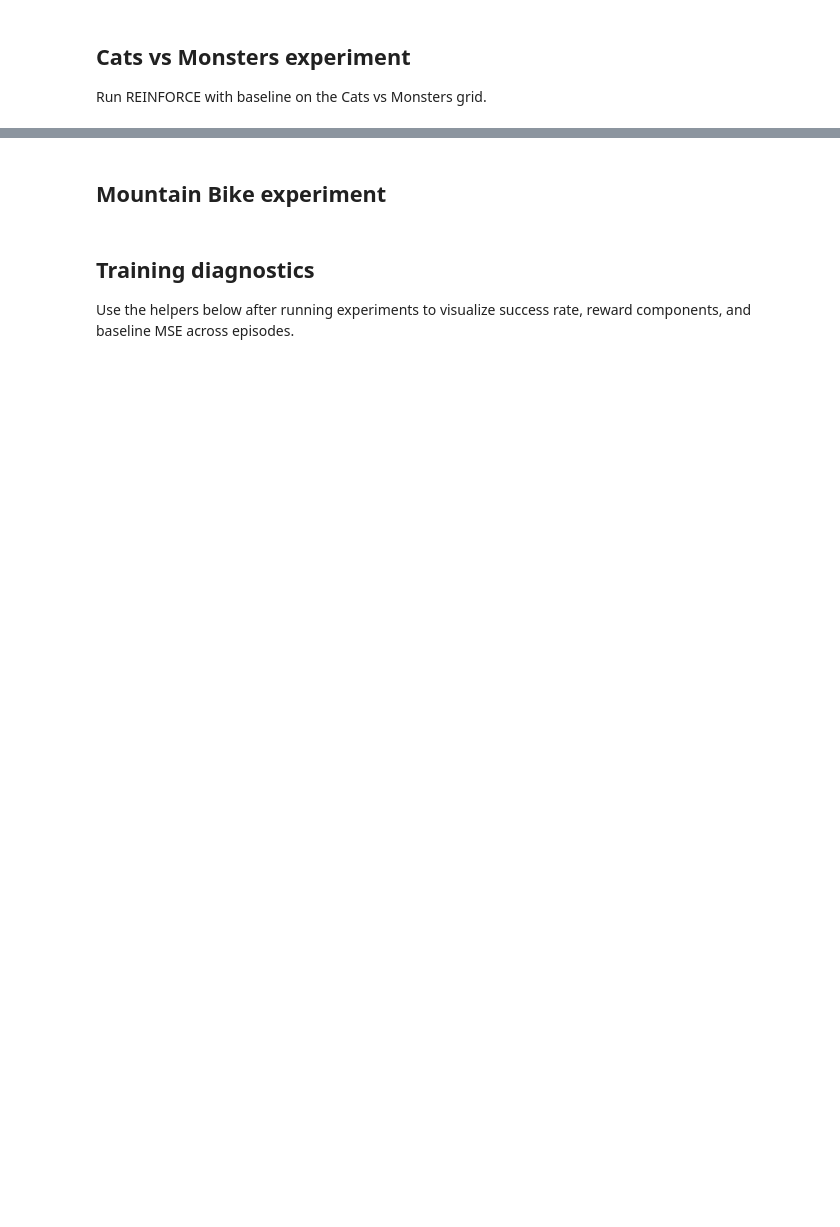
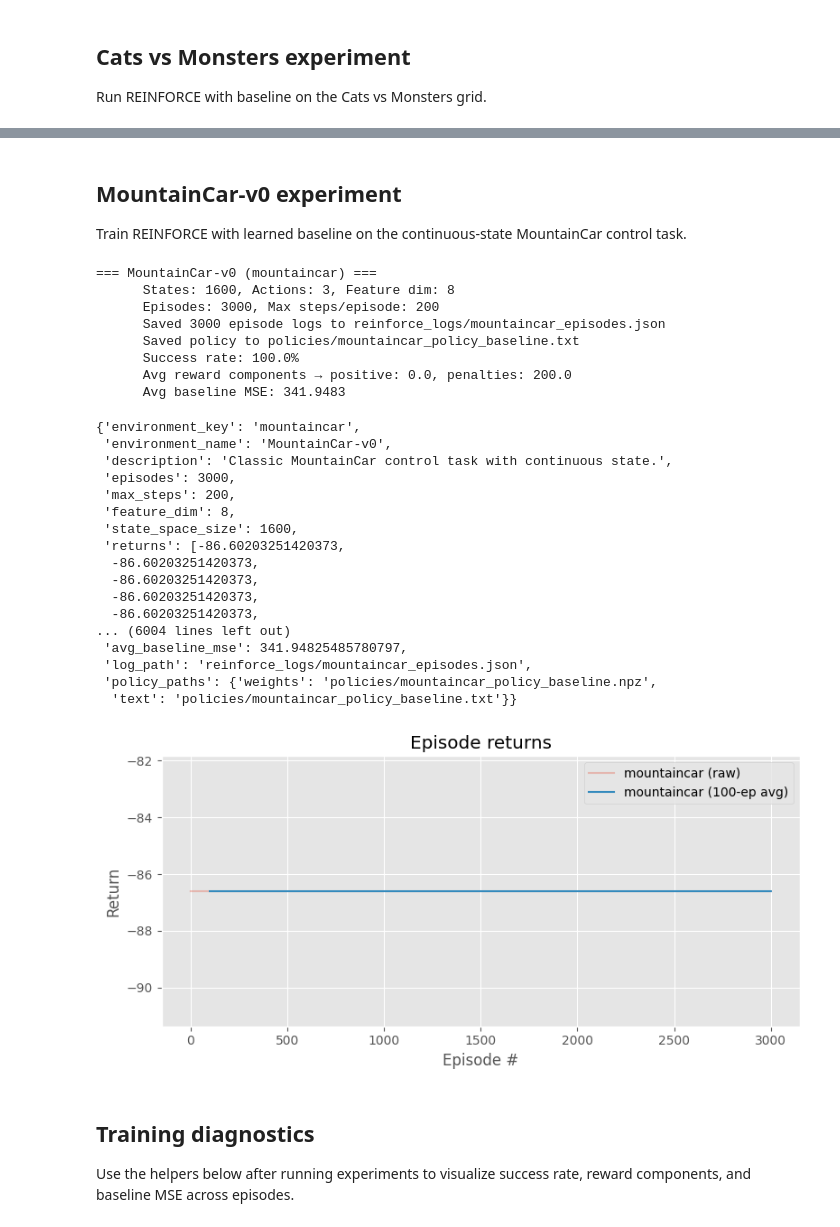
Before and after one commit to A-N1khil/compsci687-final-project, a Jupyter notebook: reinforce_baseline.ipynb, the cells around one changed output, grey strips where cells are left out. Saved outputs shown, nothing was run; the diff lists cells and outputs as text; code cells hidden in the pictures; blank space fills up the shorter version.

Commit message:
Adde mountain car mdp to baseline and value iteration

```diff
--- a/reinforce_baseline.ipynb
+++ b/reinforce_baseline.ipynb
@@ -502,5 +576,3 @@ cats_vs_monsters_result
  'policy_paths': {'weights': 'policies/cats_vs_monsters_policy_baseline.npz',
   'text': 'policies/cats_vs_monsters_policy_baseline.txt'}}
 [figure]
-# %% [markdown]
-## Mountain Bike experiment
@@ -509,3 +579,39 @@ cats_vs_monsters_result
+# %% [markdown]
+## MountainCar-v0 experiment
+Train REINFORCE with learned baseline on the continuous-state MountainCar control task.
+# %%
+mountaincar_result = run_reinforce_experiment('mountaincar', agent_config=BASE_AGENT_CONFIG)
+results['mountaincar'] = mountaincar_result
+plot_episode_returns({'mountaincar': mountaincar_result}, rolling_window=100)
+
+mountaincar_result
+# %% [output]
+=== MountainCar-v0 (mountaincar) ===
+      States: 1600, Actions: 3, Feature dim: 8
+      Episodes: 3000, Max steps/episode: 200
+      Saved 3000 episode logs to reinforce_logs/mountaincar_episodes.json
+      Saved policy to policies/mountaincar_policy_baseline.txt
+      Success rate: 100.0%
+      Avg reward components → positive: 0.0, penalties: 200.0
+      Avg baseline MSE: 341.9483
+{'environment_key': 'mountaincar',
+ 'environment_name': 'MountainCar-v0',
+ 'description': 'Classic MountainCar control task with continuous state.',
+ 'episodes': 3000,
+ 'max_steps': 200,
+ 'feature_dim': 8,
+ 'state_space_size': 1600,
+ 'returns': [-86.60203251420373,
+  -86.60203251420373,
+  -86.60203251420373,
+  -86.60203251420373,
+  -86.60203251420373,
+... (6004 lines left out)
+ 'avg_baseline_mse': 341.94825485780797,
+ 'log_path': 'reinforce_logs/mountaincar_episodes.json',
+ 'policy_paths': {'weights': 'policies/mountaincar_policy_baseline.npz',
+  'text': 'policies/mountaincar_policy_baseline.txt'}}
+[figure, added]
 # %% [markdown]
 ## Training diagnostics
 Use the helpers below after running experiments to visualize success rate, reward components, and baseline MSE across episodes.
```
Also changed, not shown: parts of 9 cells of this notebook, 4 other files.
